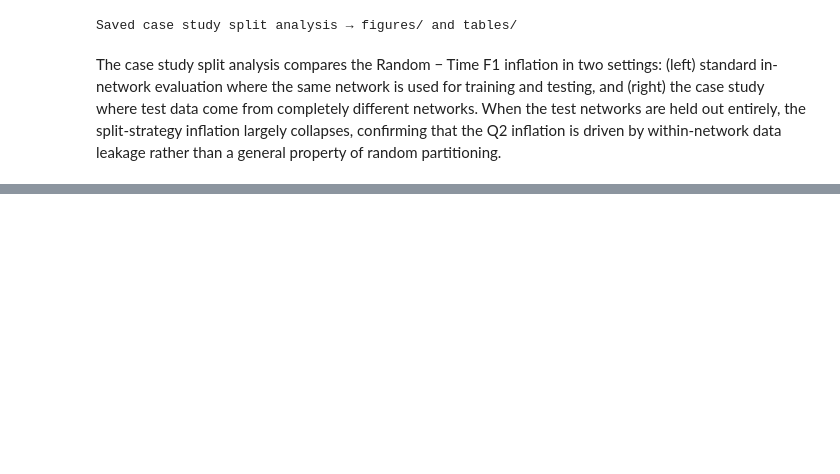
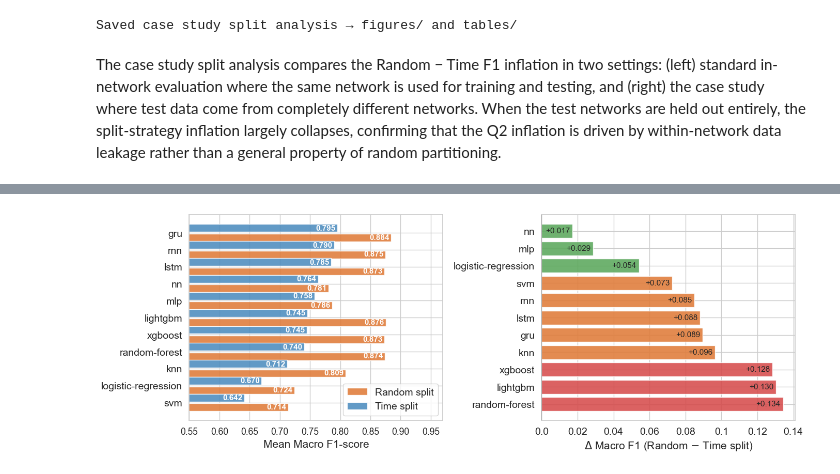
Before and after one commit to koumajos/ddos-results-analysis, a Jupyter notebook: Q2/Q2_analysis.ipynb, the cells around one changed output, grey strips where cells are left out. Saved outputs shown, nothing was run; the diff lists cells and outputs as text; code cells hidden in the pictures; blank space fills up the shorter version.

Commit message:
Finalize analysis for Q2

```diff
--- a/Q2/Q2_analysis.ipynb
+++ b/Q2/Q2_analysis.ipynb
@@ -924,0 +1078,82 @@ general property of random partitioning.
+# %%
+# ── Q2 Figure 2: Best-model analysis ─────────────────────────────────────────
+# Already exists as the best_model figure in Q2_analysis; reproduced here
+# with publication-quality formatting and a two-panel layout.
+
+import numpy as np
+import pandas as pd
+import matplotlib.pyplot as plt
+import seaborn as sns
+from pathlib import Path
+
+sns.set_theme(style='whitegrid', palette='muted', font_scale=1.15)
+FIG_DIR = Path('figures')
+FIG_DIR.mkdir(exist_ok=True)
+PRIMARY = 'f1_score'
+
+# ── Build per-model × split means ────────────────────────────────────────────
+bm_data = avg[avg['metric'] == PRIMARY].copy()
+
+best_time   = (bm_data[bm_data['split'] == 'Time split']
+               .groupby('model', as_index=False)['mean_value']
+               .mean()
+               .rename(columns={'mean_value': 'F1_time'}))
+best_random = (bm_data[bm_data['split'] == 'Random split']
+               .groupby('model', as_index=False)['mean_value']
+               .mean()
+               .rename(columns={'mean_value': 'F1_random'}))
+
+bm = best_time.merge(best_random, on='model')
+bm['Inflation'] = (bm['F1_random'] - bm['F1_time']).round(4)
+bm = bm.sort_values('F1_time', ascending=False).reset_index(drop=True)
+
+# ── Two-panel figure ─────────────────────────────────────────────────────────
+fig, axes = plt.subplots(1, 2, figsize=(14, 5))
+
+# Panel (a): horizontal bar chart — time-split vs random-split, sorted by time-split
+sub = bm.sort_values('F1_time')   # ascending for barh
+ax = axes[0]
+y  = np.arange(len(sub))
+ax.barh(y - 0.28, sub['F1_random'], height=0.45,
+        color='#E07B39', alpha=0.88, label='Random split')
+ax.barh(y + 0.28, sub['F1_time'],   height=0.45,
+        color='#4C8CBF', alpha=0.88, label='Time split')
+ax.set_yticks(y)
+ax.set_yticklabels(sub['model'], fontsize=14)
+ax.set_xlabel('Mean Macro F1-score', fontsize=15)
+# ax.set_title('(a) Model performance: random vs.\ time split\n(sorted by time-split F1)')
+ax.legend(fontsize=14)
+ax.set_xlim(0.55, 0.97)
+for i, row in sub.reset_index(drop=True).iterrows():
+    ax.text(row['F1_time'] - 0.003, i + 0.27, f'{row["F1_time"]:.3f}',
+            va='center', ha='right', fontsize=11, color='white', fontweight='bold')
+
+for i, row in sub.reset_index(drop=True).iterrows():
+    ax.text(row['F1_random'] - 0.003, i - 0.27, f'{row["F1_random"]:.3f}',
+            va='center', ha='right', fontsize=11, color='white', fontweight='bold')
+
+# Panel (b): inflation ranked bar chart
+sub2 = bm.sort_values('Inflation', ascending=False)
+y2   = np.arange(len(sub2))
+colors = ['#D64C4C' if v > 0.10 else '#E07B39' if v > 0.06 else '#5BA85C'
+          for v in sub2['Inflation']]
+ax2 = axes[1]
+ax2.barh(y2, sub2['Inflation'], color=colors, alpha=0.88, edgecolor='white')
+ax2.set_yticks(y2)
+ax2.set_yticklabels(sub2['model'], fontsize=14)
+ax2.set_xticklabels(ax2.get_xticks(), fontsize=14)
+ax2.set_xlabel(r'$\Delta$ Macro F1 (Random $-$ Time split)', fontsize=15)
+# ax2.set_title('(b) Inflation magnitude by model\n(red $>$ 0.10; orange $>$ 0.06)')
+ax2.axvline(0, color='black', linewidth=0.8)
+for i, v in enumerate(sub2['Inflation']):
+    ax2.text(v - 0.015, i, f'{v:+.3f}', va='center', fontsize=11)
+
+# plt.suptitle('Q2: Model ranking under deployment-realistic (time-split) evaluation',
+#              fontsize=11, y=1.02)
+plt.tight_layout()
+plt.savefig(FIG_DIR / 'fig2_q2_bestmodel.pdf', bbox_inches='tight', dpi=150)
+plt.savefig(FIG_DIR / 'fig2_q2_bestmodel.png', bbox_inches='tight', dpi=150)
+plt.show()
+print('Saved fig2_q2_bestmodel')
+# %% [output]
+[figure, added]
```
Also changed, not shown: parts of 16 cells of this notebook, 29 other files.
